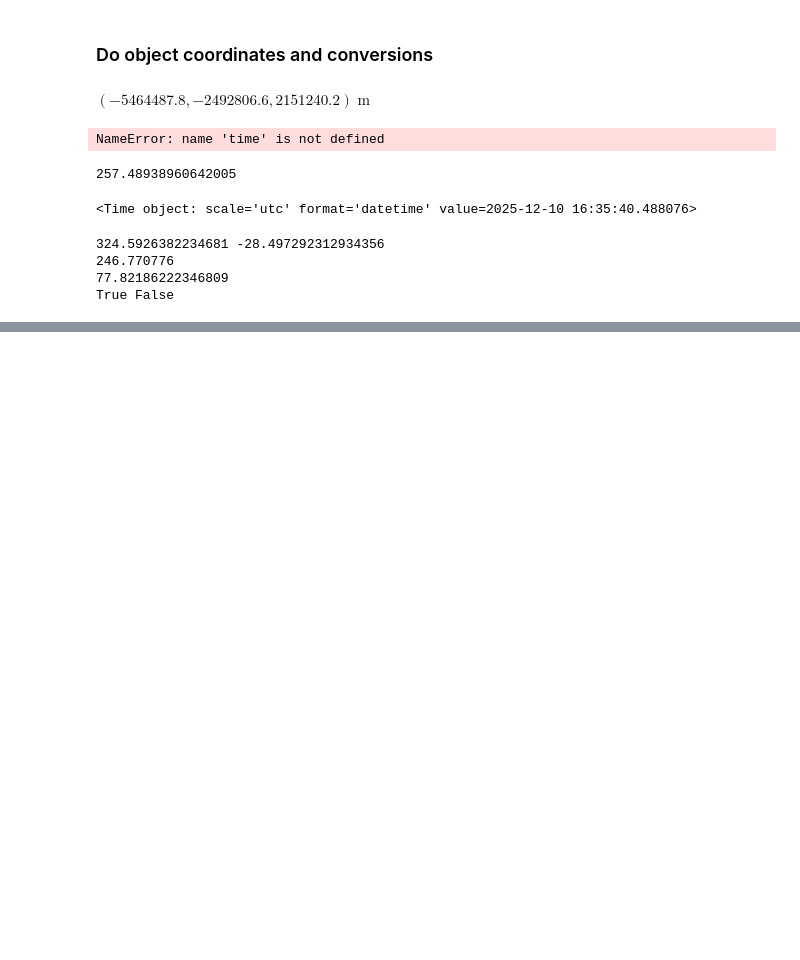
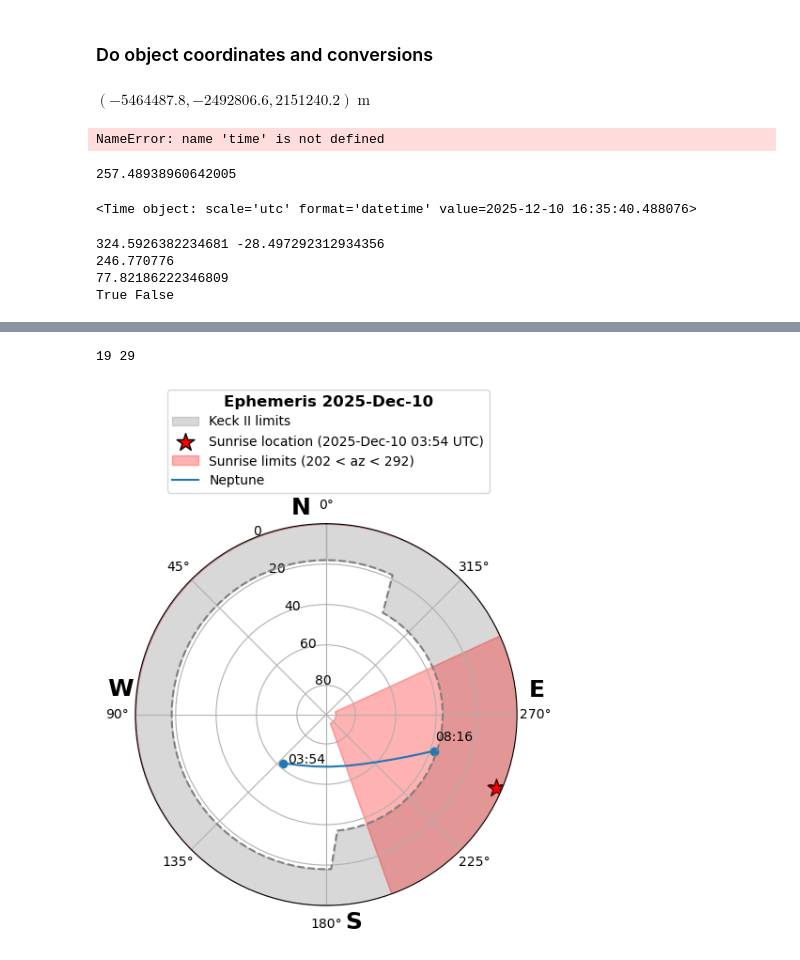
Before and after one commit to isa-kain/twilight, a Jupyter notebook: Pointing constraints tool.ipynb, the cells around one changed output, grey strips where cells are left out. Saved outputs shown, nothing was run; the diff lists cells and outputs as text; code cells hidden in the pictures; blank space fills up the shorter version.

Commit message:
Func-ified plotting tool, works for major SS bodies.

```diff
--- a/Pointing constraints tool.ipynb
+++ b/Pointing constraints tool.ipynb
@@ -512 +571,33 @@ plt.plot(nep_az, nep_el)
+# %%
+def grab_ss_trace(objname, site, sunset_UTC, sunrise_UTC):
+    '''
+    objname :: string name of major SS body (e.g. Jupiter, Neptune, NOT any of the moons)
+    site :: EarthLocation object
+    sunset_UTC :: datetime object
+    '''
+
+    # Generate list of times throughout night to check where SS object is in the sky
+    sample_times = Time( pd.date_range(start=sunset_UTC, end=sunrise_UTC, periods=30).to_numpy() )
+    obj_az = np.zeros(len(sample_times))
+    obj_el = np.zeros(len(sample_times))
+
+
+    # Grab object az,el location at each timestamp
+    for i, time in enumerate(sample_times):
+
+        obj_coord = get_body(objname, time=time, location=site)
+        obj_coord_altaz = obj_coord.transform_to(AltAz(obstime=time, location=keck))
+
+        obj_az[i] = obj_coord_altaz.az.value
+        obj_el[i] = obj_coord_altaz.alt.value
+
+        # If object not effectively visible with Keck II, mask values with NaNs
+        if not keckII_pointing_limits(obj_az[i], obj_el[i]):
+            obj_el[i] = np.nan
+
+#     # Mask timestamps with NaNs where el < 18deg
+#     obj_el[obj_el < 18.] = np.nan
+
+    # Return location
+    return obj_az, obj_el, sample_times
 # %%
@@ -579,0 +679,12 @@ fig.legend(title=f'Ephemeris {today_date}', frameon=True, fancybox=True, loc='up
+# %%
+# Plot object trace, with Keck II and sunrise pointing limits
+
+nep_az, nep_el, trace_times = grab_ss_trace('Neptune', keck, sunset_UTC, sunrise_UTC)
+
+fig = make_azel_plot(sunset_UTC, sunset_az, sunrise_UTC, sunrise_az,
+                     nep_az, nep_el, trace_times, obj_label='Neptune')
+
+plt.show()
+# %% [output]
+19 29
+[figure, added]
```
Also changed, not shown: parts of 4 cells of this notebook.
